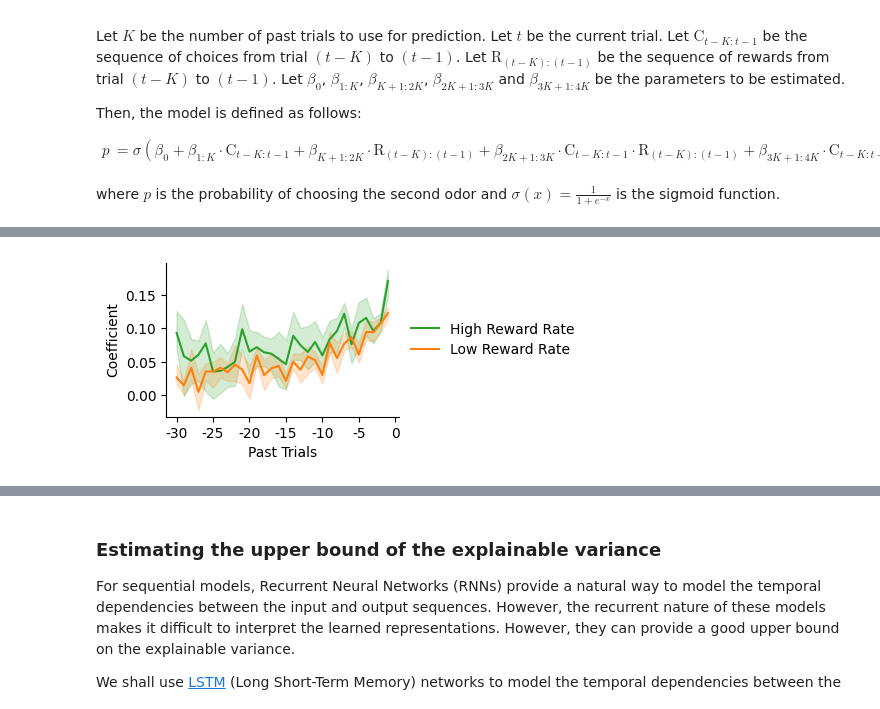
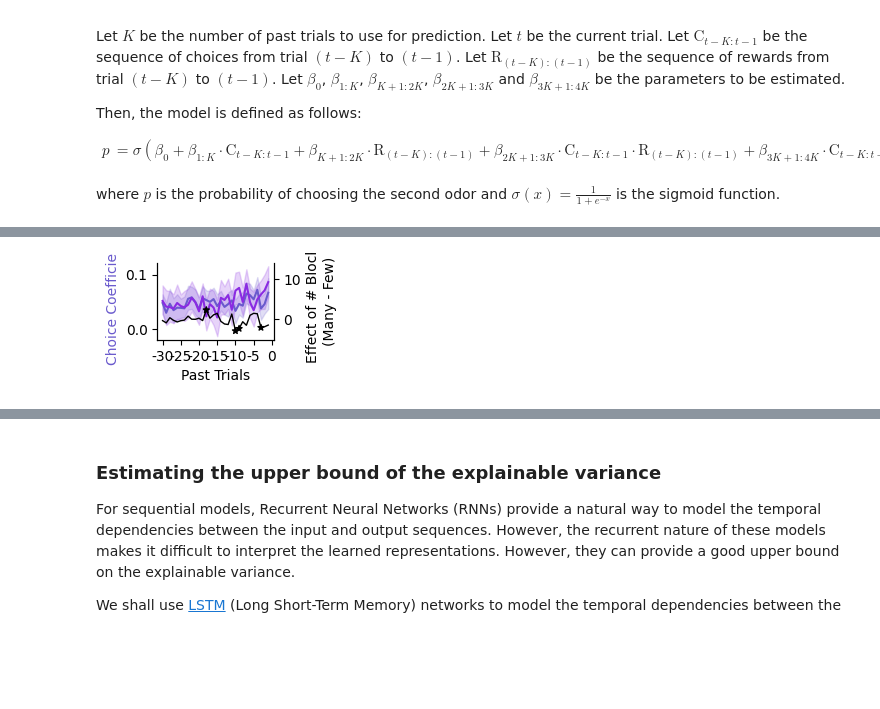
Before and after one commit to neurorishika/pyGORL, a Jupyter notebook: analysis/cognitive_analysis.ipynb, the cells around one changed output, grey strips where cells are left out. Cells and saved outputs as stored; diff of their text form; code cells hidden in the pictures; blank space fills up the shorter version.

```diff
--- a/analysis/cognitive_analysis.ipynb
+++ b/analysis/cognitive_analysis.ipynb
@@ -944,6 +1121,8 @@ def bootstrap_c_coef(c, r, history_size, mode='full', n=10):
         model = fit_logreg(c[idx], r[idx], history_size, mode)
         coefs.append(np.array_split(model.coef_[0], model.coef_[0].shape[0]//history_size)[0])
     return np.array(coefs)
+# %%
+recalculate = False
 # %%
 block_lengths = []
 for i in range(N):
@@ -996,2 +1207,7 @@ c_coef_lower = bootstrap_c_coef(c_lower, r_lower, HISTORY_SIZE, 'full')
+# %%
+effect_sizes= []
+for i in range(HISTORY_SIZE):
+    effect_sizes.append(cohensd(c_coef_upper[:,i], c_coef_lower[:,i]))
+effect_sizes = np.array(effect_sizes)
 # %%
 # Plot the results
@@ -1060,0 +1320,5 @@ c_coef_low = bootstrap_c_coef(c_low, r_low, HISTORY_SIZE, 'full')
+# %%
+effect_sizes= []
+for i in range(HISTORY_SIZE):
+    effect_sizes.append(cohensd(c_coef_high[:,i], c_coef_low[:,i]))
+effect_sizes = np.array(effect_sizes)
@@ -1061,16 +1427,28 @@ c_coef_low = bootstrap_c_coef(c_low, r_low, HISTORY_SIZE, 'full')
+# %%
+effect_sizes= []
+for i in range(HISTORY_SIZE):
+    effect_sizes.append(cohensd(c_coef_high[:,i], c_coef_low[:,i]))
+effect_sizes = np.array(effect_sizes)
 # %%
 # Plot the results
-fig, ax = plt.subplots(figsize=(3, 2))
-ax.plot(range(HISTORY_SIZE), c_coef_high.mean(axis=0), label='High Reward Rate', color='tab:green')
-ax.fill_between(range(HISTORY_SIZE), np.percentile(c_coef_high, 2.5, axis=0), np.percentile(c_coef_high, 97.5, axis=0), alpha=0.2, color='tab:green')
-ax.plot(range(HISTORY_SIZE), c_coef_low.mean(axis=0), label='Low Reward Rate', color='tab:orange')
-ax.fill_between(range(HISTORY_SIZE), np.percentile(c_coef_low, 2.5, axis=0), np.percentile(c_coef_low, 97.5, axis=0), alpha=0.2, color='tab:orange')
+fig, ax = plt.subplots(figsize=(1.5,1))
+ax.plot(range(HISTORY_SIZE), c_coef_high.mean(axis=0), label='High Reward Rate', color='slateblue')
+ax.fill_between(range(HISTORY_SIZE), np.percentile(c_coef_high, 2.5, axis=0), np.percentile(c_coef_high, 97.5, axis=0), alpha=0.2, color='slateblue')
+ax.plot(range(HISTORY_SIZE), c_coef_low.mean(axis=0), label='Low Reward Rate', color='blueviolet')
+ax.fill_between(range(HISTORY_SIZE), np.percentile(c_coef_low, 2.5, axis=0), np.percentile(c_coef_low, 97.5, axis=0), alpha=0.2, color='blueviolet')
 ax.set_xticks(range(0,HISTORY_SIZE+1,5), [str(i-HISTORY_SIZE) for i in range(0,HISTORY_SIZE+1,5)])
 ax.set_xlabel('Past Trials')
-ax.set_ylabel('Coefficient')
+ax.set_ylabel('Choice Coefficient', color='slateblue')
 ax.spines['top'].set_visible(False)
-ax.spines['right'].set_visible(False)
-plt.legend(loc='center left', bbox_to_anchor=(1, 0.5), frameon=False)
+
+# add a twin axis for the effect size
+ax2 = ax.twinx()
+ax2.plot(range(HISTORY_SIZE), effect_sizes, color='black', linewidth=1)
+ax2.scatter(range(HISTORY_SIZE), effect_sizes, s=[20 if np.abs(e)>2 else 0 for e in effect_sizes],c='black',zorder=10,marker='*')
+ax2.set_ylabel('Effect of # Blocks\n(Many - Few)', color='black')
+ax2.spines['top'].set_visible(False)
+ax2.set_ylim(-5,14)
+plt.savefig('figures/c_coef_n_blocks.svg', format='svg', bbox_inches='tight')
 plt.show()
 # %% [output]
-[figure, old version]
+[figure, new version]
```
Also changed, not shown: parts of 41 cells of this notebook, 58 other files.
